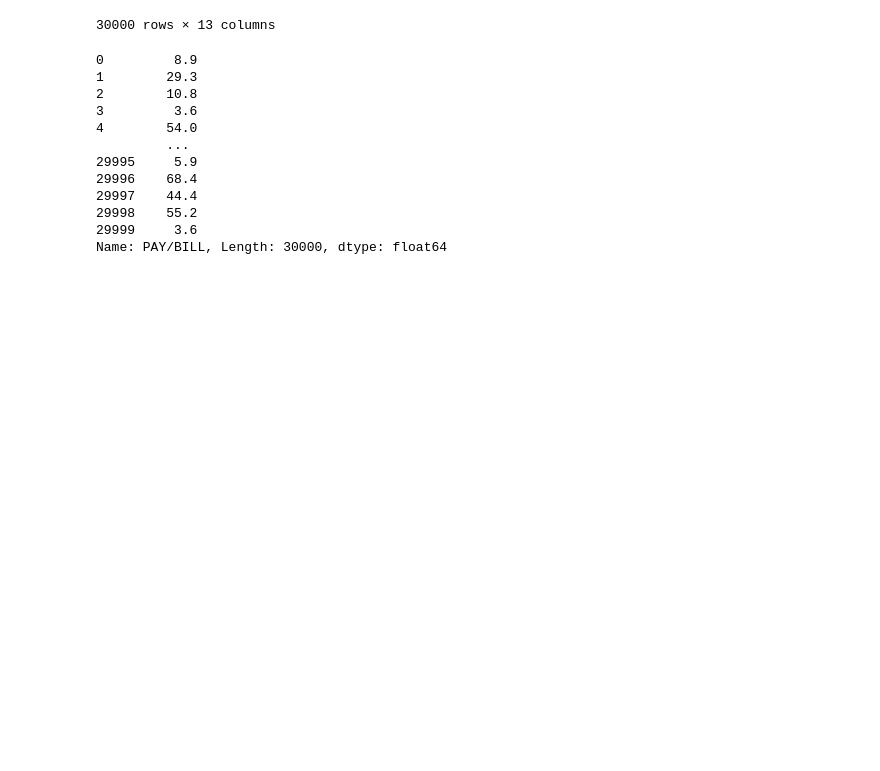
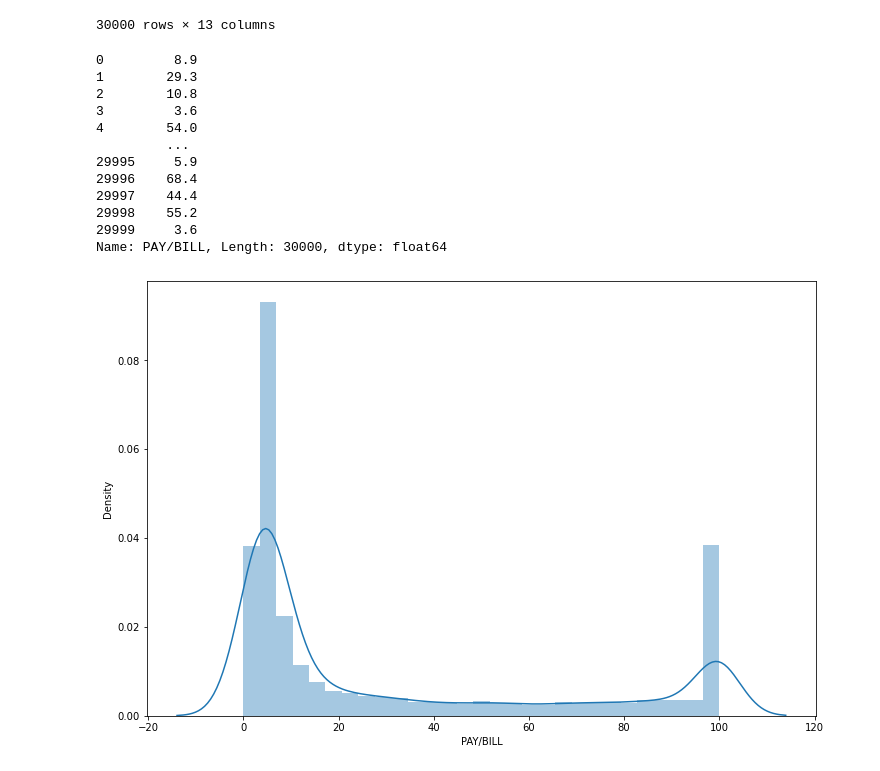
Before and after one commit to seonydg/ml-classification-credit-card-default, a Jupyter notebook: credit-card-default.ipynb, the cells around one changed output. Cells and saved outputs as stored; diff of their text form; code cells hidden in the pictures; blank space fills up the shorter version.

```diff
--- a/credit-card-default.ipynb
+++ b/credit-card-default.ipynb
@@ -161,3 +161,19 @@ df['PAY/BILL']
 29998    55.2
 29999     3.6
 Name: PAY/BILL, Length: 30000, dtype: float64
+# %%
+# 총 청구 대금이 0인 고객이 존재할 경우, inf로 표현되기 때문에 전처리를 통해 제거
+# NA인 경우에는 0으로 채움
+df['PAY/BILL'] = df['PAY/BILL'].replace([np.inf, -np.inf], np.nan)
+df['PAY/BILL'] = df['PAY/BILL'].fillna(0)
+# %%
+# ▶ 이상 Data 처리
+df['PAY/BILL'] = np.where(df['PAY/BILL']>100, 100, df['PAY/BILL'])
+df['PAY/BILL'] = np.where(df['PAY/BILL']<0, 0, df['PAY/BILL'])
+# %%
+# 대부분의 고객이 총 청구금액 대비 20% 수준에서만 지불을 하고 있음
+sns.distplot(df['PAY/BILL'])
+plt.gcf().set_size_inches(12, 8)
+plt.show()
+# %% [output]
+[figure, added]
```
